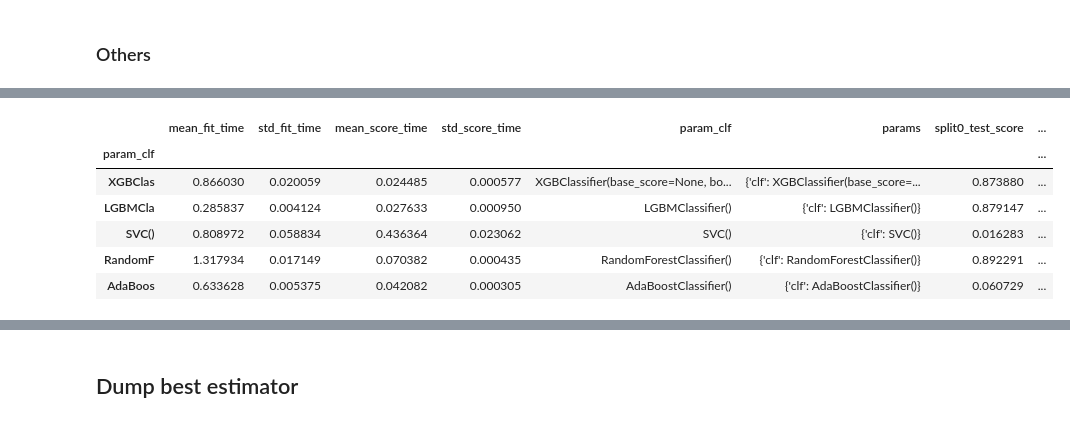
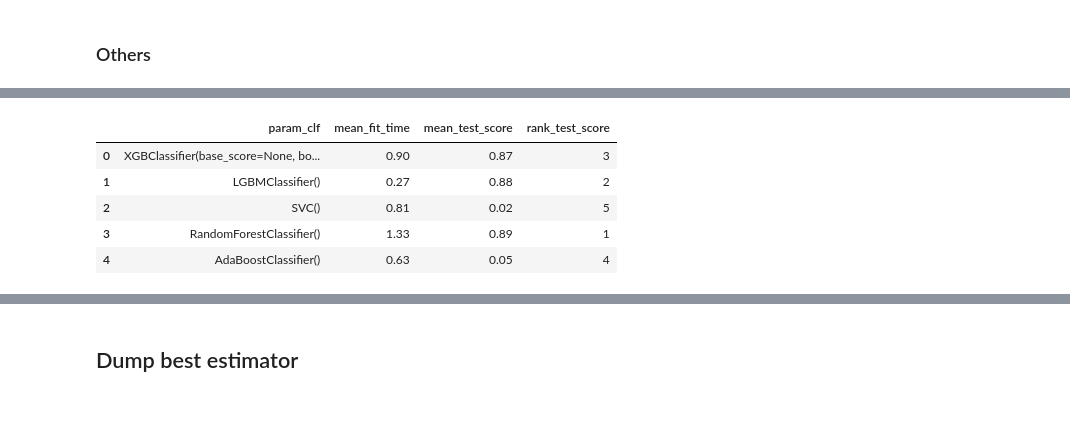
Before and after one commit to afroserom/ibm_advanced_data_science_capstone, a Jupyter notebook: 3_model_definition.ipynb, the cells around one changed output, grey strips where cells are left out. Saved outputs shown, nothing was run; the diff lists cells and outputs as text; code cells hidden in the pictures.

```diff
--- a/3_model_definition.ipynb
+++ b/3_model_definition.ipynb
@@ -201,15 +202,14 @@ GridSearchCV(cv=5,
 # %%
 cv_results = pd.DataFrame(gs.cv_results_)
 cv_results.set_index(cv_results["param_clf"].apply(lambda x: f"{x}"[:7]), inplace=True)
-cv_results
+cv_results.round(2).reset_index(drop=True)[["param_clf","mean_fit_time","mean_test_score","rank_test_score"]]
 # %% [output]
-|  | mean_fit_time | std_fit_time | mean_score_time | std_score_time | param_clf | params | split0_test_score | ... |
-| param_clf |  |  |  |  |  |  |  | ... |
-| XGBClas | 0.866030 | 0.020059 | 0.024485 | 0.000577 | XGBClassifier(base_score=None, bo... | {'clf': XGBClassifier(base_score=... | 0.873880 | ... |
-| LGBMCla | 0.285837 | 0.004124 | 0.027633 | 0.000950 | LGBMClassifier() | {'clf': LGBMClassifier()} | 0.879147 | ... |
-| SVC() | 0.808972 | 0.058834 | 0.436364 | 0.023062 | SVC() | {'clf': SVC()} | 0.016283 | ... |
-| RandomF | 1.317934 | 0.017149 | 0.070382 | 0.000435 | RandomForestClassifier() | {'clf': RandomForestClassifier()} | 0.892291 | ... |
-| AdaBoos | 0.633628 | 0.005375 | 0.042082 | 0.000305 | AdaBoostClassifier() | {'clf': AdaBoostClassifier()} | 0.060729 | ... |
+|  | param_clf | mean_fit_time | mean_test_score | rank_test_score |
+| 0 | XGBClassifier(base_score=None, bo... | 0.90 | 0.87 | 3 |
+| 1 | LGBMClassifier() | 0.27 | 0.88 | 2 |
+| 2 | SVC() | 0.81 | 0.02 | 5 |
+| 3 | RandomForestClassifier() | 1.33 | 0.89 | 1 |
+| 4 | AdaBoostClassifier() | 0.63 | 0.05 | 4 |
 # %%
 cv_results_splits = cv_results[[col for col in cv_results.columns if "split" in col]]
 cv_results_splits.columns = [re.sub("[^0-9]", "", col) if "split" in col else col for col in cv_results_splits.columns]
```
Also changed, not shown: parts of 7 cells of this notebook, 5 other files.
